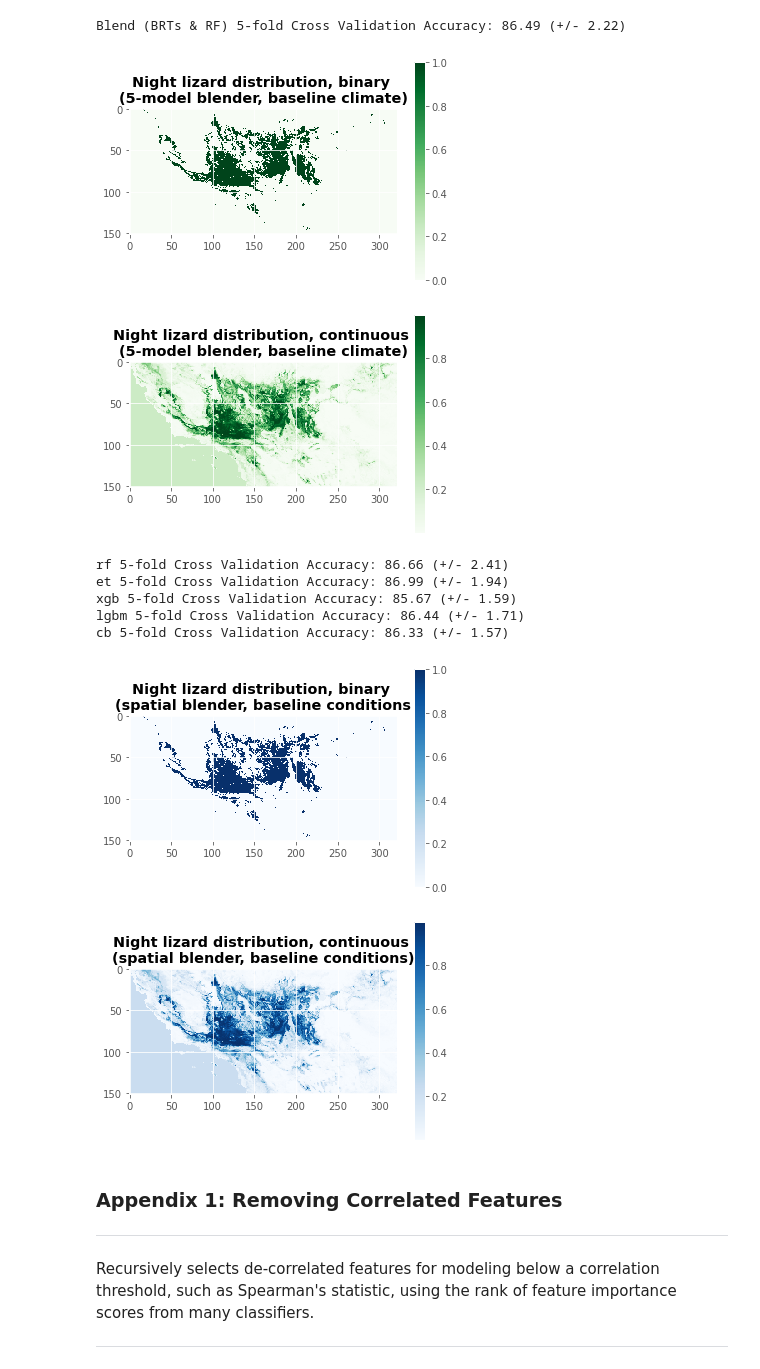
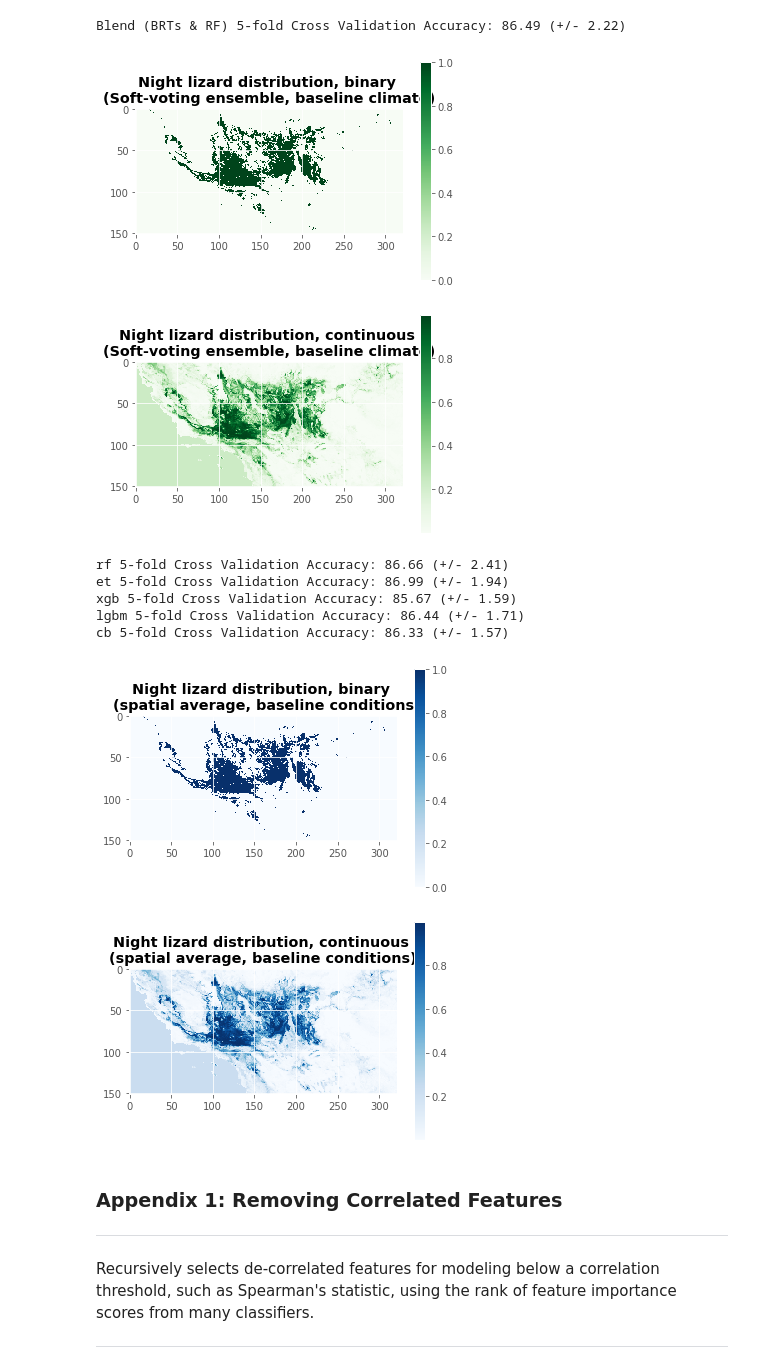
Before and after one commit to daniel-furman/ensemble-climate-projections, a Jupyter notebook: Comparing_MLs.ipynb, the cells around one changed output. Drawn from its saved outputs; the diff is of its cells as text; code cells hidden in the pictures.

```diff
--- a/Comparing_MLs.ipynb
+++ b/Comparing_MLs.ipynb
@@ -155,22 +156,22 @@ Blend (BRTs & RF) 5-fold Cross Validation Accuracy: 86.49 (+/- 2.22)
 # %%
 # plot the spatial output of the 5-model blended classifier
 from pylab import plt
 # define spatial plotter
 def plotit(x, title, cmap="Blues"):
     plt.imshow(x, cmap=cmap, interpolation='nearest')
     plt.colorbar()
     plt.title(title, fontweight = 'bold')
 blended_curr = rasterio.open('outputs'+ session_number + '/blender-baseline/responses.tif')
-plotit(blended_curr.read(1),'Night lizard distribution, binary \n(5-model blender, baseline climate)',
+plotit(blended_curr.read(1),'Night lizard distribution, binary \n(Soft-voting ensemble, baseline climate)',
         cmap='Greens')
 plt.figure()
 blended_curr = rasterio.open('outputs' + session_number + '/blender-baseline/probability_1.0.tif')
-plotit(blended_curr.read(1),'Night lizard distribution, continuous \n(5-model blender, baseline climate)',
+plotit(blended_curr.read(1),'Night lizard distribution, continuous \n(Soft-voting ensemble, baseline climate)',
        cmap='Greens')
 print('')
 # %% [output]
-[figure, old version]
+[figure, new version]
-[figure, old version]
+[figure, new version]
 # %%
 # Now, compare the blended ensemble to the five individual classifiers
 CLASS_MAP = {
@@ -208,13 +209,13 @@ distr_lgbm =  rasterio.open('outputs'+ session_number + '/lgbm-baseline/probabil
 distr_cb =  rasterio.open('outputs'+ session_number + '/cb-baseline/probability_1.0.tif').read(1)
 spatial_blend = (distr_rf + distr_et + distr_xgb + distr_lgbm + distr_cb)/5
 
-plotit(spatial_blend > 0.5, 'Night lizard distribution, binary \n(spatial blender, baseline conditions')
+plotit(spatial_blend > 0.5, 'Night lizard distribution, binary \n(spatial average, baseline conditions')
 plt.figure()
-plotit(spatial_blend, 'Night lizard distribution, continuous \n(spatial blender, baseline conditions)')
+plotit(spatial_blend, 'Night lizard distribution, continuous \n(spatial average, baseline conditions)')
 print('')
 # %% [output]
-[figure, old version]
+[figure, new version]
-[figure, old version]
+[figure, new version]
 # %% [markdown]
 ### Appendix 1: Removing Correlated Features
 ---
```
Also changed, not shown: parts of 1 cell of this notebook, 1 other file.
